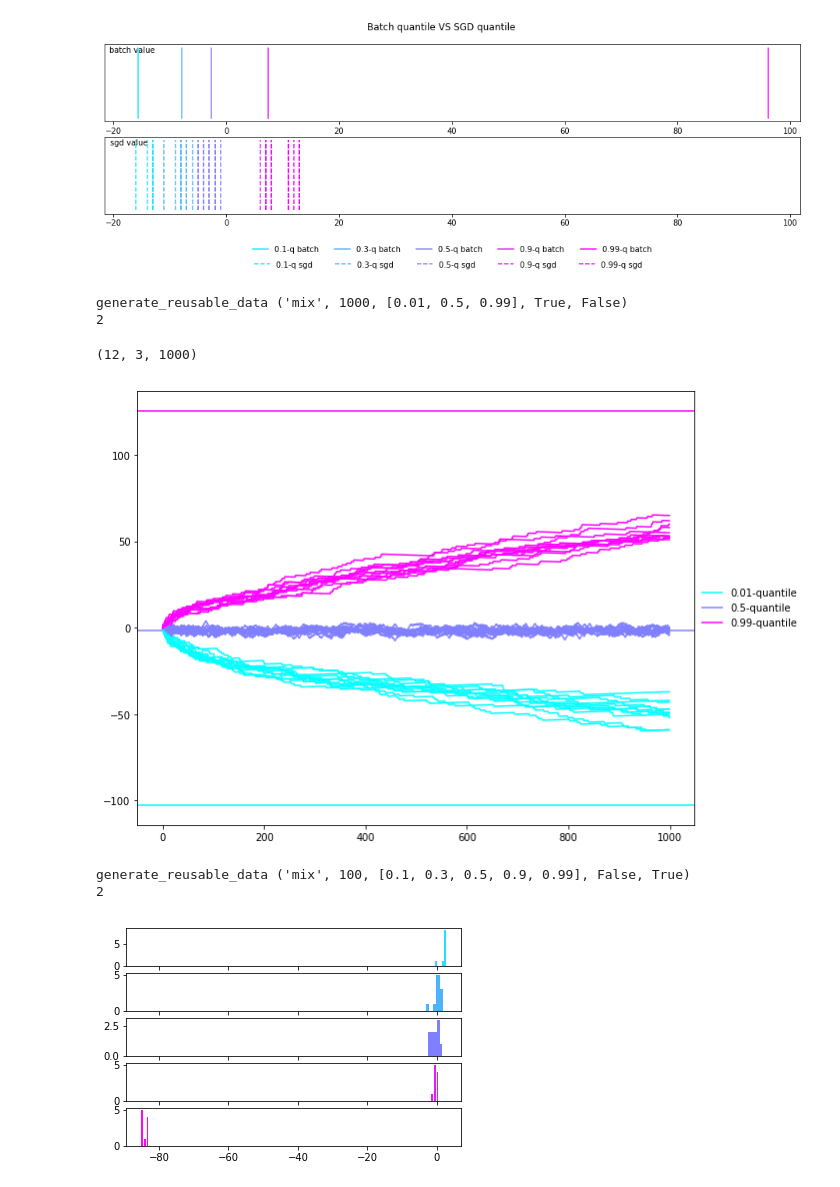
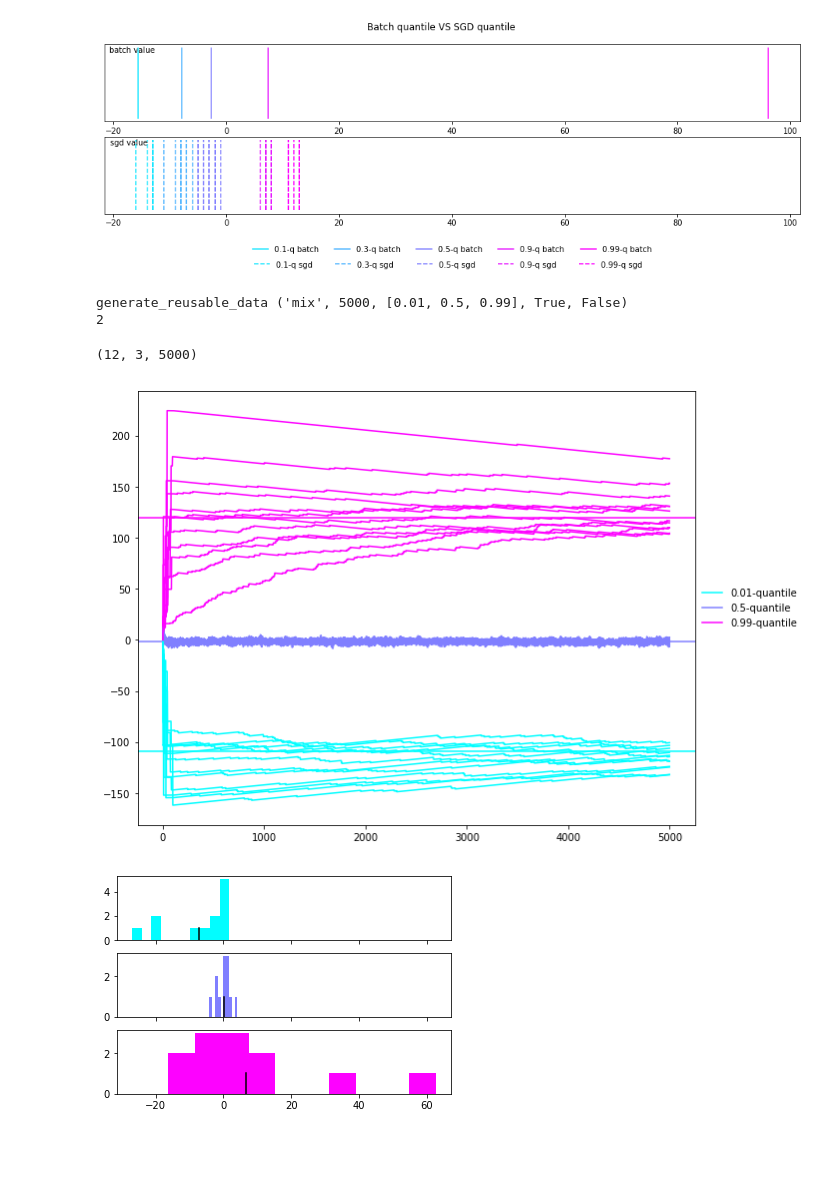
Before and after one commit to chengsoonong/eheye, a Jupyter notebook: QuantEst/sgd_quant_est/comparison_image_generation.ipynb, the cells around one changed output. Saved outputs shown, nothing was run; the diff lists cells and outputs as text; code cells hidden in the pictures; blank space fills up the shorter version.

```diff
--- a/QuantEst/sgd_quant_est/comparison_image_generation.ipynb
+++ b/QuantEst/sgd_quant_est/comparison_image_generation.ipynb
@@ -251,7 +251,7 @@ def sgd(dataset, stepsize, tau):
         q_sgd_proc[k] = q
     return q_sgd_proc
 
-def generate_q_sgd_proc_single_dataset(dataset, stepsize, tau_lst, modified_sgd=False):
+def generate_q_sgd_proc_single_dataset(dataset, stepsize, tau_lst, modified_sgd=True):
     q_sgd_procs = np.zeros((len(tau_lst), len(dataset)))
     for idx, tau in enumerate(tau_lst):
         if modified_sgd:
@@ -386,7 +386,7 @@ plot_spectrum_stripes(tau_vals, q_batches, q_sgd_res)
 [figure]
 # %%
 q_lst = [0.01, 0.5,0.99]
-dataset, q_batches = generate_reusable_data(distro=distro_list[0], datasize=1000, q_lst=q_lst,
+dataset, q_batches = generate_reusable_data(distro=distro_list[0], datasize=5000, q_lst=q_lst,
                                             g_test=True, s_test=False)
 q_sgd_res, proc_filename, proc_shape = generate_q_sgds(dataset, stepsize_list[0], q_lst)
 # print (q_batches)
@@ -395,9 +395,9 @@ q_procs = np.memmap(proc_filename, np.float32, 'r+', shape=proc_shape)
 q_procs.shape
 # q_batches.mean(axis=0)
 # %% [output]
-generate_reusable_data ('mix', 1000, [0.01, 0.5, 0.99], True, False)
+generate_reusable_data ('mix', 5000, [0.01, 0.5, 0.99], True, False)
 2
-(12, 3, 1000)
+(12, 3, 5000)
 # %%
 def plot_one_proc(tau_lst, q_proc, ax, label_on):
     for idx, q in enumerate(q_proc):
@@ -435,46 +435,33 @@ def plot_procs(tau_lst, q_batches, proc_name, proc_shape):
 
 plot_procs(q_lst, q_batches, proc_filename, proc_shape)
 # %% [output]
-[figure, old version]
+[figure, new version]
-# %%
-# q_lst = [0.9,0.99]
-q_lst=tau_vals
-dataset, q_batches = generate_reusable_data(distro=distro_list[0], datasize=100, q_lst=q_lst,
-                                            g_test=False, s_test=True)
-q_sgd_res, proc_filename, proc_shape = generate_q_sgds(dataset, stepsize_list[0], q_lst)
-# print (q_batches)
-# print (q_sgd_res.T.shape)
-q_procs = np.memmap(proc_filename, np.float32, 'r+', shape=proc_shape)
-# (q_sgd_res - q_batches).T
-# q_batches.mean(axis=0)
-# %% [output]
-generate_reusable_data ('mix', 100, [0.1, 0.3, 0.5, 0.9, 0.99], False, True)
-2
 # %%
 def compute_E_res(tau_lst, q_batches, q_sgd_res):
 #     if len(q_batches.shape)==len(q_sgd_res.shape):
     if len(q_sgd_res.shape) < 3:
         e = q_sgd_res - q_batches
     else:
         e = np.zeros(q_sgd_res.shape)
         for i, q_res_g in enumerate(q_sgd_res):
             e[i] = q_res_g - q_batches[i]
     return e
 
-e = compute_E_res(tau_vals, q_batches, q_sgd_res)
+e = compute_E_res(q_lst, q_batches, q_sgd_res)
 
 def plot_E_res(tau_lst, e):
     e = e.T
     if len(e.shape)>2: raise Exception('E shape is too high!')
     fig, axes = plt.subplots(nrows=len(tau_lst), sharex=True)
     for i, ax in enumerate(axes):
         colorVal = scalarMap.to_rgba(tau_lst[i])
-        ax.hist(e[i], bins=5, color=colorVal)
+        ax.hist(e[i], bins=10, color=colorVal)
+        ax.plot([e[i].mean(), e[i].mean()], [0,1], color='black')
 #     return fig
 
-plot_E_res(tau_vals, e)
+plot_E_res(q_lst, e)
 # %% [output]
-[figure, old version]
+[figure, new version]
 # %%
 def compute_E_proc():
     return
```
Also changed, not shown: 2 other files.
